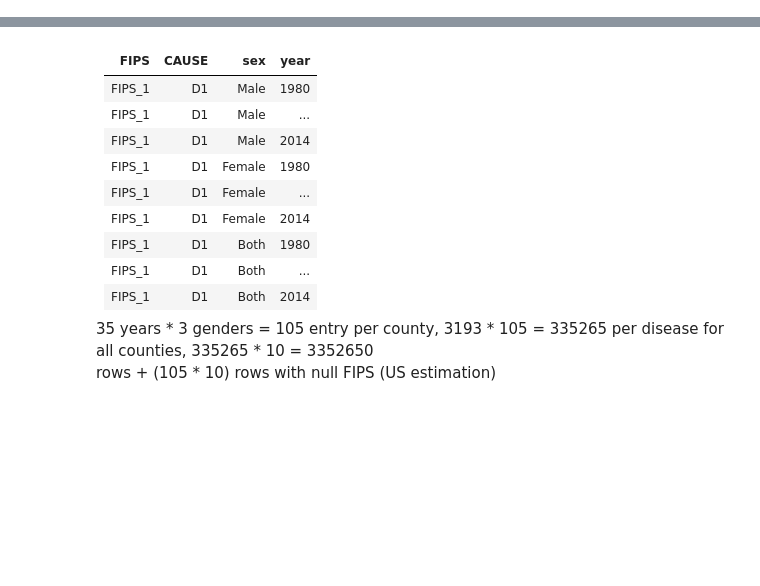
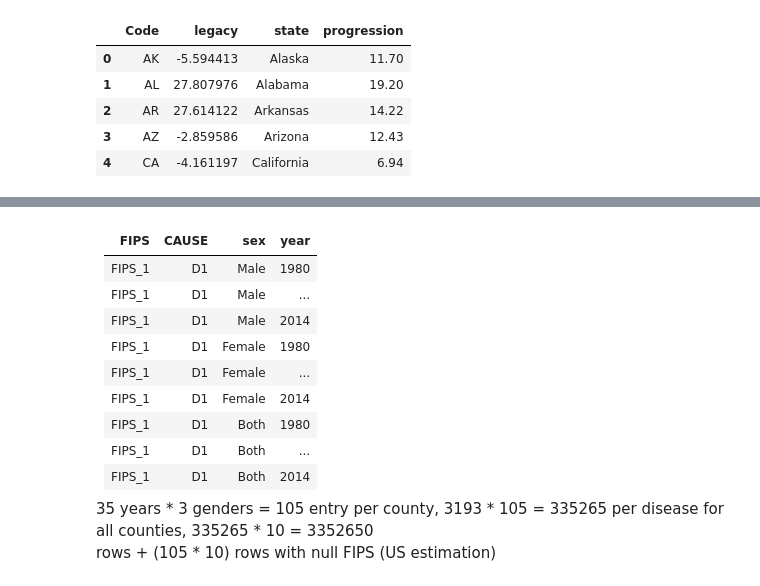
Before and after one commit to Cambn/Data-Open-2021-Central, a Jupyter notebook: disease_eda.ipynb, the cells around one changed output, grey strips where cells are left out. Cells and saved outputs as stored; diff of their text form; code cells hidden in the pictures; blank space fills up the shorter version.

```diff
--- a/disease_eda.ipynb
+++ b/disease_eda.ipynb
@@ -32,0 +112,3 @@ Dataset makeup (it's very clean):
+# %%
+progression = pd.read_csv('data/youth_progression.csv')
+progression.head()
@@ -32,0 +122,2 @@ Dataset makeup (it's very clean):
+# %%
+legacy_vs_progression = legacy.merge(progression, how='inner', on='Code')
@@ -32,0 +126,9 @@ Dataset makeup (it's very clean):
+# %%
+legacy_vs_progression.head()
+# %% [output]
+|  | Code | legacy | state | progression |
+| 0 | AK | -5.594413 | Alaska | 11.70 |
+| 1 | AL | 27.807976 | Alabama | 19.20 |
+| 2 | AR | 27.614122 | Arkansas | 14.22 |
+| 3 | AZ | -2.859586 | Arizona | 12.43 |
+| 4 | CA | -4.161197 | California | 6.94 |
```
Also changed, not shown: parts of 24 cells of this notebook, 21 other files.
